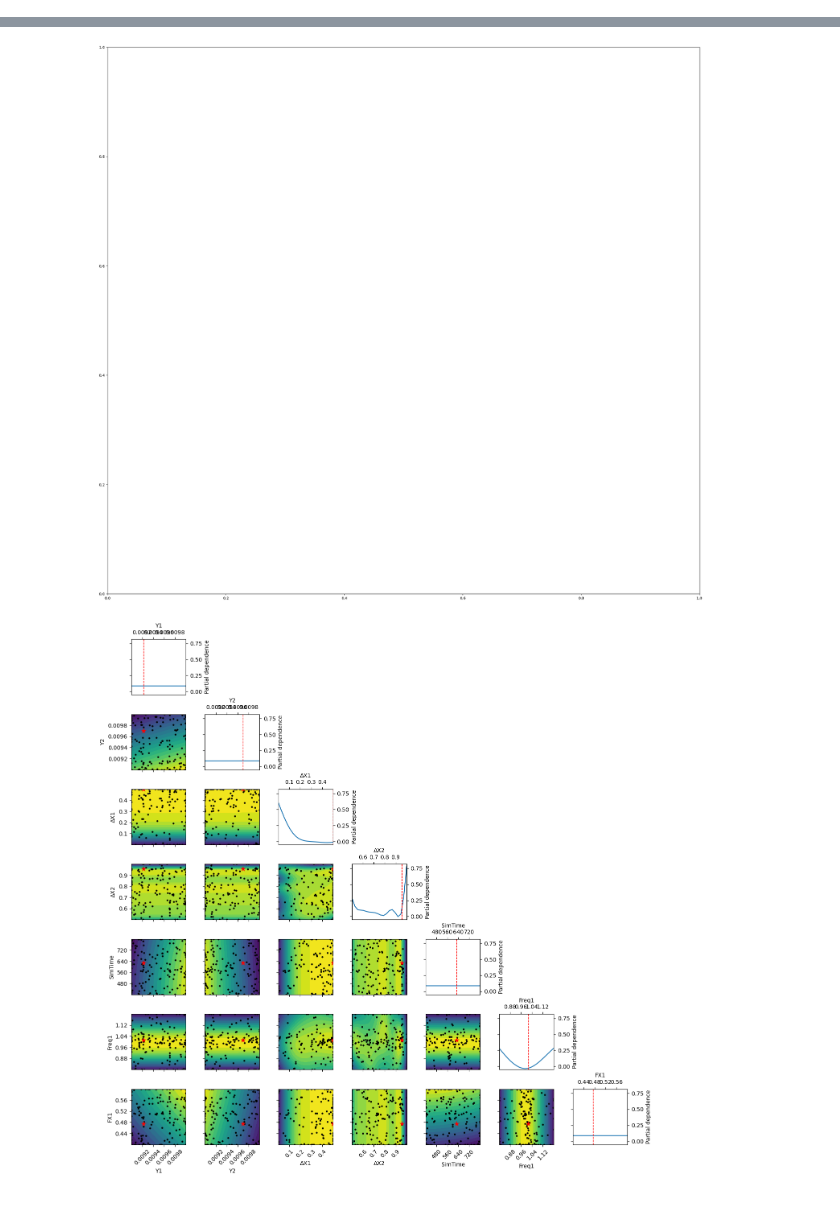
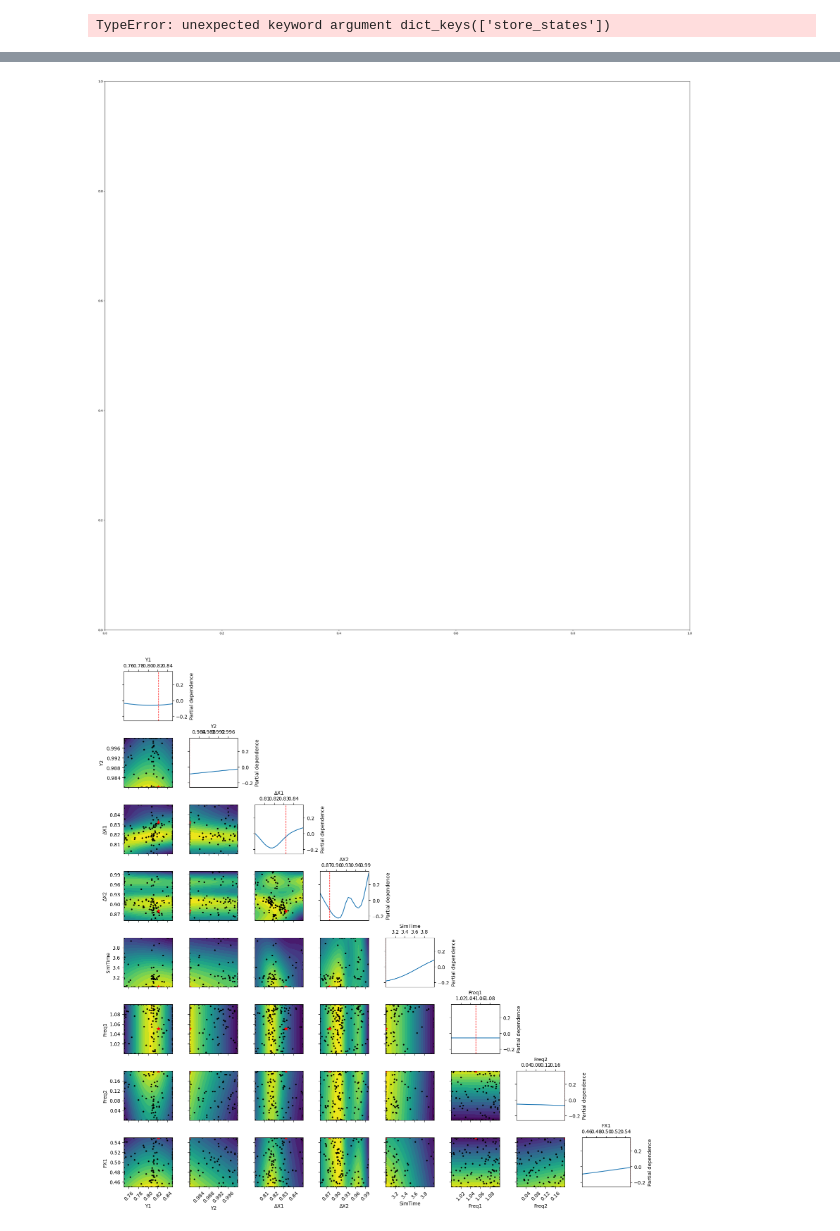
Before and after one commit to sayak395/Jaynes-Cummings-model, a Jupyter notebook: NewHamiltonian.ipynb, the cells around one changed output, grey strips where cells are left out. Saved outputs shown, nothing was run; the diff lists cells and outputs as text; code cells hidden in the pictures.

Commit message:
Updated parameter space

```diff
--- a/NewHamiltonian.ipynb
+++ b/NewHamiltonian.ipynb
@@ -79,28 +83,30 @@ def delta_a_t(t, args):
 # === Define search space ===
 space = [
     # FIXED (or ultra-narrow) envelope heights
-    Real(0.9*g, g, name="Y1"),
-    Real(0.9*g, g, name="Y2"),
+    Real(0.75*g, 0.85*g, name="Y1"),
+    Real(0.98*g, g, name="Y2"),
 
     # Break-points ordered inside the pulse
-    Real(0, 0.5, name="ΔX1"),
-    Real(0.5, 1, name="ΔX2"),
+    Real(0.8, 0.85, name="ΔX1"),
+    Real(0.85, 1, name="ΔX2"),
 
     # Total simulation time
-    Real(4/g, 8/g, name="SimTime"),
+    Real(3/g, 4/g, name="SimTime"),
 
     # Chirp apex
-    Real(0.8*wa, 1.2*wa, name="Freq1"),
+    Real(wa, 1.1*wa, name="Freq1"),
+    Real(0, 0.2*wa, name='Freq2'),
 
     # Apex location (fraction of τ)
-    Real(0.4, 0.6, name="FX1"),
+    Real(0.45, 0.55, name="FX1")
+
 ]
 
 
 # === Run optimization and analysis ===
-def run_optimization_and_analysis(f_t, space, plot=True, n_calls=150, random_state=42):
+def run_optimization_and_analysis(f_t, space, plot=True, n_calls=50, random_state=42):
     def objective_general(envelope_y1, envelope_y2, delta_ex1, delta_ex2, sim_time,
-                          freq1, fx1):
+                          freq1, freq2, fx1):
 
         tau = wc * sim_time
         envelope_x1 = tau * min(delta_ex1, delta_ex2)
@@ -113,7 +119,7 @@ def run_optimization_and_analysis(f_t, space, plot=True, n_calls=150, random_sta
             return 1.0
 
         envelope_spline = CubicSpline([0, envelope_x1, envelope_x2, tau], [0, envelope_y1, envelope_y2, 0], extrapolate=False)
-        frequency_spline = CubicSpline([0, freq_x1, tau], [wa , freq1, wa])
+        frequency_spline = CubicSpline([0, freq_x1, tau], [wa , freq1, freq2])
 
         args = {'envelope': envelope_spline, 'frequency': frequency_spline, 'sim_time': sim_time}
 
@@ -144,7 +150,7 @@ def run_optimization_and_analysis(f_t, space, plot=True, n_calls=150, random_sta
     res_1 = gp_minimize(objective, space, n_calls=n_calls, random_state=random_state, verbose=True, acq_func='EI')
 
     if plot:
-        (Y1, Y2, delta_X1, delta_X2, sim_time, freq1, fx1) = res_1.x
+        (Y1, Y2, delta_X1, delta_X2, sim_time, freq1, freq2, fx1) = res_1.x
         tau = wc * sim_time
         X1 = tau * min(delta_X1, delta_X2)
         X2 = tau * max(delta_X1, delta_X2)
@@ -152,13 +158,13 @@ def run_optimization_and_analysis(f_t, space, plot=True, n_calls=150, random_sta
 
         tau_arr = np.linspace(0, tau, 5000)
         envelope_spline = CubicSpline([0, X1, X2, tau], [0, Y1, Y2, 0], extrapolate=False)
-        frequency_spline = PchipInterpolator([0, freq_x1, tau], [wa, freq1, wa])
+        frequency_spline = PchipInterpolator([0, freq_x1, tau], [wa, freq1, freq2])
         envelope = envelope_spline(tau_arr)
         omega_t = frequency_spline(tau_arr)
 
         # === Plot 1: Modulated wave and envelope ===
         plt.figure(figsize=(10, 6))
-        plt.plot(tau_arr, envelope * np.cos(omega_t * tau_arr), label=r'$g(t)\cos(\omega(t)t)$', linewidth=2)
+        plt.plot(tau_arr, envelope * np.cos(omega_t), label=r'$g(t)\cos(\omega(t)t)$', linewidth=2)
         plt.plot(tau_arr, envelope, label=r'Envelope $g(t)$', linestyle='--', linewidth=2)
         plt.scatter([X1, X2], [Y1, Y2], marker='x', color='black', label='Control Points')
         plt.title('Envelope and Modulated Signal')
@@ -174,15 +180,15 @@ def run_optimization_and_analysis(f_t, space, plot=True, n_calls=150, random_sta
         plt.tight_layout()
 
         # === Plot 3: Objective landscape ===
-        fig, ax = plt.subplots(figsize=(28, 26))
+        fig, ax = plt.subplots(figsize=(36, 34))
         ax = plot_objective(res_1, dimensions=[
             'Y1', 'Y2', 'ΔX1', 'ΔX2', 'SimTime',
-            'Freq1', 'FX1'
+            'Freq1', 'Freq2','FX1'
         ], n_points=20, levels=20)
         plt.tight_layout()
 
         # === Plot 4: Population dynamics ===
-        args = {'envelope': envelope_spline, 'frequency': frequency_spline}
+        args = {'envelope': envelope, 'frequency': omega_t}
         H_static = g * (a.dag() * sigma_minus + a * sigma_plus)
 
         H = [
@@ -191,8 +197,7 @@ def run_optimization_and_analysis(f_t, space, plot=True, n_calls=150, random_sta
             [0.5 * sigma_z, lambda t, args: delta_a_t(t, args)],
             [0.5 * (sigma_plus + sigma_minus), lambda t, args: f_t(t, args)]
         ]
-
-        output = mesolve(H, psi, tau_arr, c_ops=[], e_ops=[a.dag() * a, sigma_plus * sigma_minus], args=args)
+        output = mesolve(H, psi, tau_arr, c_ops=[], e_ops=[a.dag() * a, sigma_plus * sigma_minus], args=args, store_states = True)
         n_c = output.expect[0]
         n_a = output.expect[1]
 
@@ -233,6 +238,23 @@ def run_optimization_and_analysis(f_t, space, plot=True, n_calls=150, random_sta
         plt.tight_layout()
         plt.show()
 
+        # === Plot 7: Cavity Fock State Populations ===
+        fock_populations = {n: [] for n in range(n_cavity)}
+        for state in output.states:
+            for n in range(n_cavity):
+                projector = tensor(fock(n_cavity, n).proj(), qeye(2))
+                fock_populations[n].append(expect(projector, state))
+
+        plt.figure(figsize=(10, 6))
+        for n in range(n_cavity):
+            plt.plot(tau_arr, fock_populations[n], label=f'Fock |{n}⟩')
+        plt.xlabel("Time")
+        plt.ylabel("Population")
+        plt.title("Cavity Fock State Populations Over Time")
+        plt.legend()
+        plt.grid(True)
+        plt.tight_layout()
+
     return res_1
 
 # Now call the function
@@ -257,0 +280 @@ Current minimum: -0.5003
+TypeError: unexpected keyword argument dict_keys(['store_states'])
@@ -260,2 +283,2 @@ Current minimum: -0.5003
 [figure]
-[figure, old version]
+[figure, new version]
```
Also changed, not shown: parts of 4 cells of this notebook.
